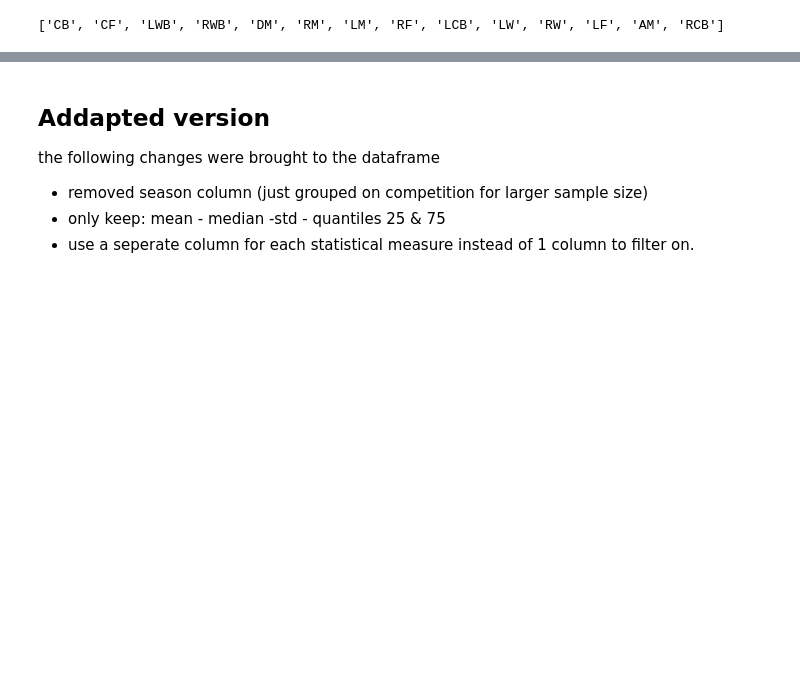
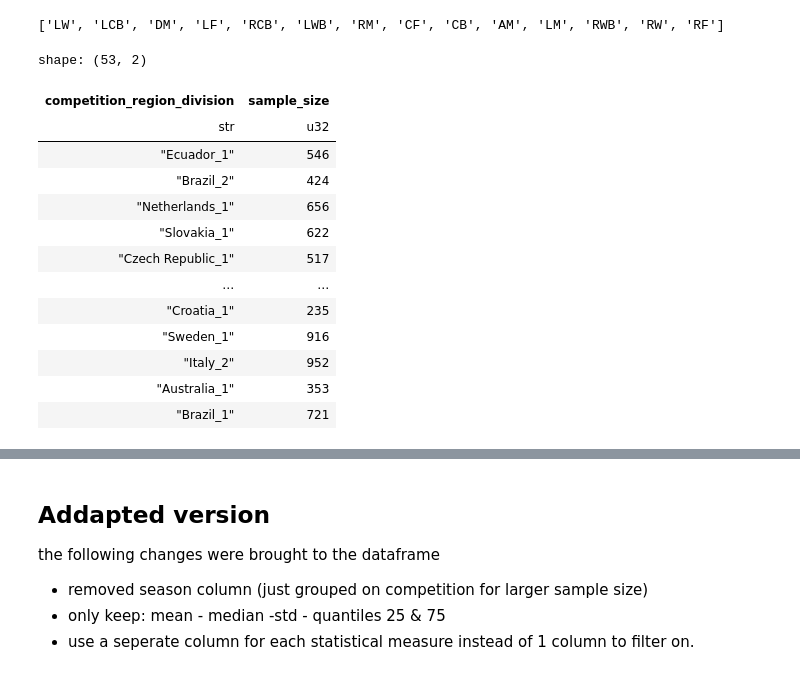
Before and after one commit to ihosten/internship_club_brugge, a Jupyter notebook: start_project/bench_analysis.ipynb, the cells around one changed output, grey strips where cells are left out. Drawn from its saved outputs; the diff is of its cells as text; code cells hidden in the pictures; blank space fills up the shorter version.

```diff
--- a/start_project/bench_analysis.ipynb
+++ b/start_project/bench_analysis.ipynb
@@ -38,7 +58,7 @@ test_metrics = ['normalised Distance','normalised Running Distance','normalised
 # %%
 #create a subset of the df to test the pivot function on a few columns
 
-df_subset =  df.select(['normalised Distance','normalised Running Distance','normalised HSR Distance',
-               'normalised Sprinting Distance', 'PSV-99', "season_name", "competition_name", "position"])
-df_subset.head()
+df_subset = df.select(['P90_Distance','P90_Running Distance','P90_HSR Distance',
+               'P90_Sprinting Distance', 'PSV-99', 'season_name', 'competition_region_division', 'position'])
+df_subset.shape
 # %% [output]
@@ -56,6 +69,6 @@ wb = "match_benchmarks.xlsx"
 positions = df_subset.select('position').unique('position').to_series().to_list()
 print(positions)
 # %% [output]
-['CB', 'CF', 'LWB', 'RWB', 'DM', 'RM', 'LM', 'RF', 'LCB', 'LW', 'RW', 'LF', 'AM', 'RCB']
+['LW', 'LCB', 'DM', 'LF', 'RCB', 'LWB', 'RM', 'CF', 'CB', 'AM', 'LM', 'RWB', 'RW', 'RF']
 # %%
 # defining the columns in the dataframe of which benchmarks have to be created
@@ -74 +84,31 @@ stats = {
 }
+# %%
+
+#test
+for position in tqdm(df_subset.select('position').unique('position').to_series().to_list()):
+    result_list = []
+
+    # determine the sample size per competition
+    ss = (df_subset
+        .filter(pl.col("position") == position)
+        .group_by("competition_region_division")
+        .agg([
+            pl.col("competition_region_division").len().alias("sample_size")])
+    )
+
+ss
+# %% [output]
+shape: (53, 2)
+| competition_region_division | sample_size |
+| str | u32 |
+| "Ecuador_1" | 546 |
+| "Brazil_2" | 424 |
+| "Netherlands_1" | 656 |
+| "Slovakia_1" | 622 |
+| "Czech Republic_1" | 517 |
+| … | … |
+| "Croatia_1" | 235 |
+| "Sweden_1" | 916 |
+| "Italy_2" | 952 |
+| "Australia_1" | 353 |
+| "Brazil_1" | 721 |
```
Also changed, not shown: parts of 11 cells of this notebook, 3 other files.
